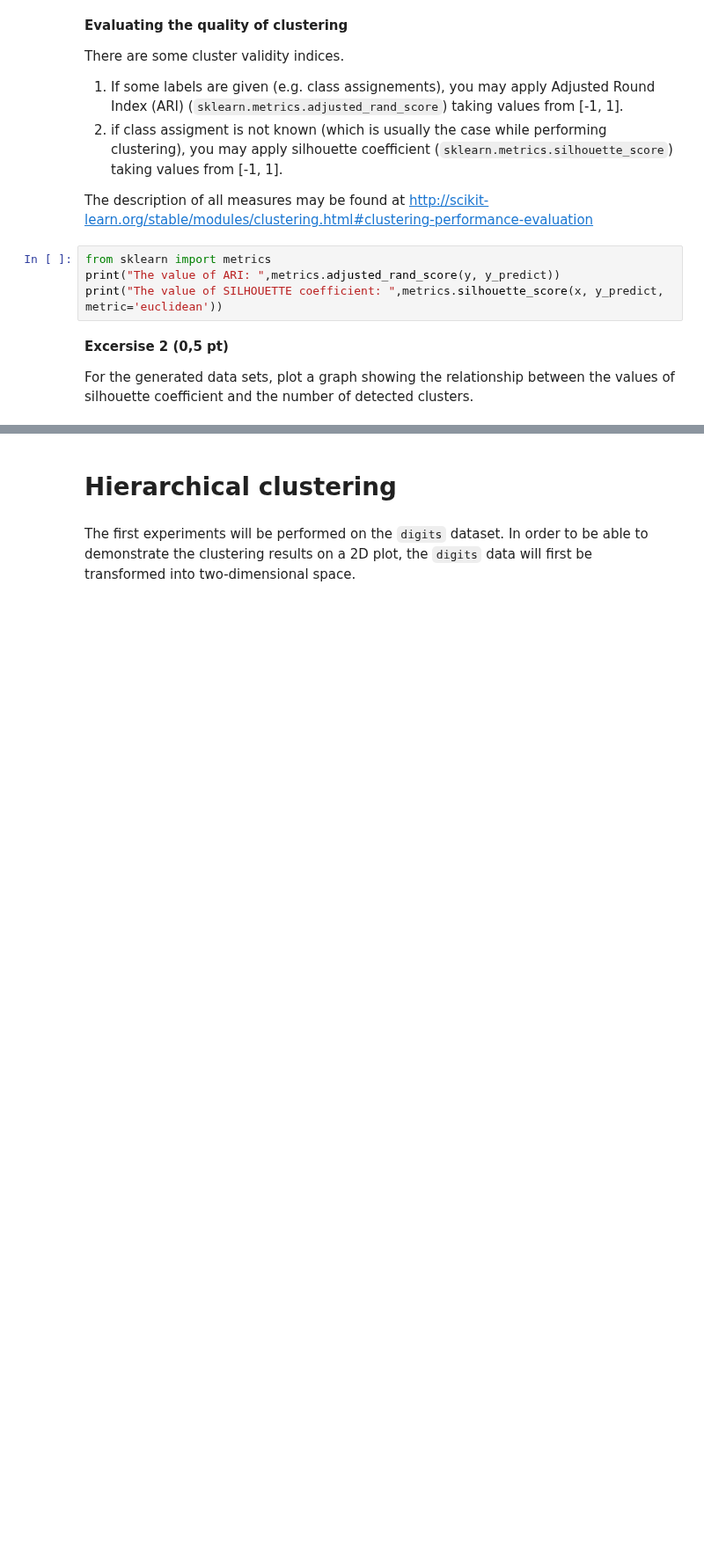
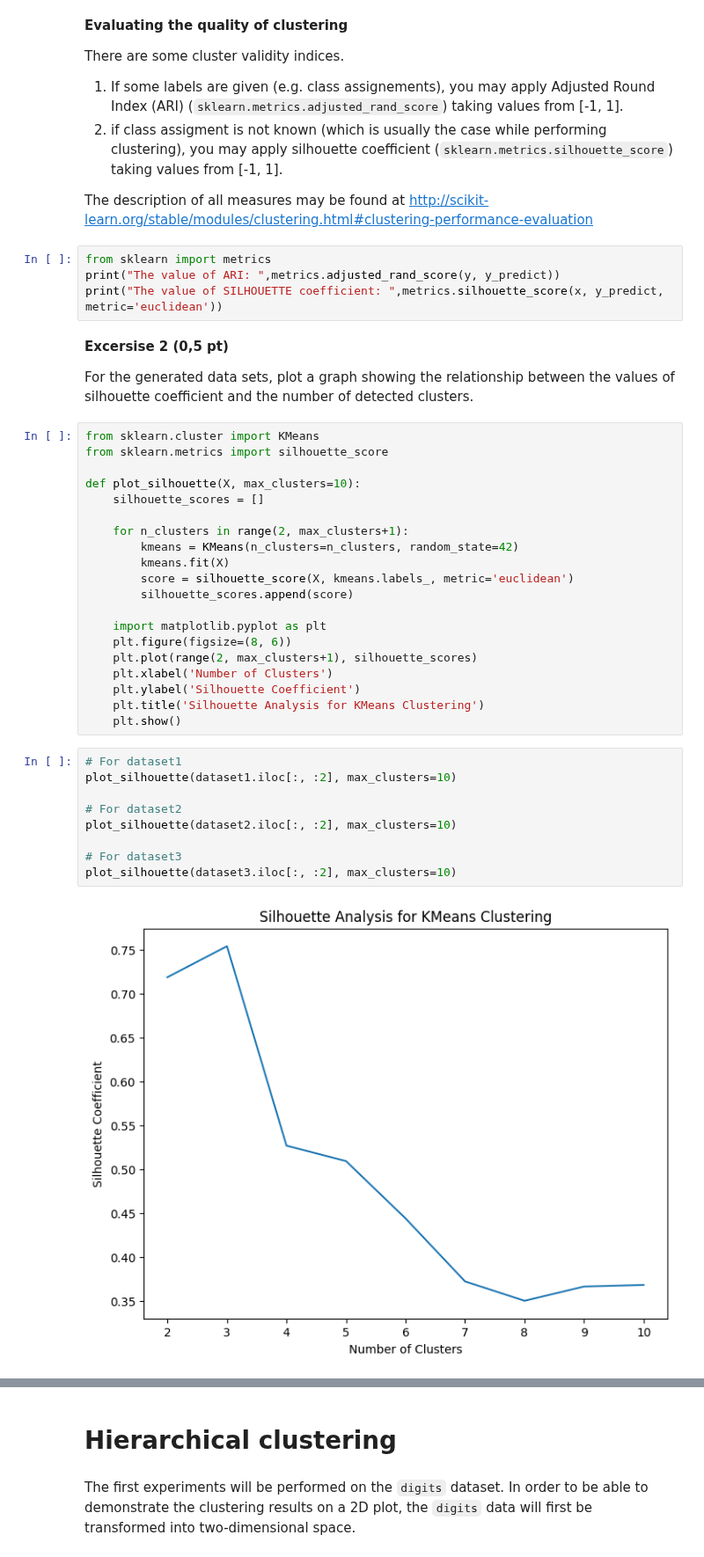
Before and after one commit to Azirral/data-science-exercises, a Jupyter notebook: Exercise 5/Clustering.ipynb, the cells around one changed output, grey strips where cells are left out. Shown at 88% size. Cells and saved outputs as stored; diff of their text form; blank space fills up the shorter version.

Commit message:
Plotted graphs showing relationships between sillhouette coefficients and numbers of detected clusters.

```diff
--- a/Exercise 5/Clustering.ipynb
+++ b/Exercise 5/Clustering.ipynb
@@ -166,3 +166,34 @@ print("The value of SILHOUETTE coefficient: ",metrics.silhouette_score(x, y_pred
 **Excersise 2 (0,5 pt)**
 
 For the generated data sets, plot a graph showing the relationship between the values of silhouette coefficient and the number of detected clusters.
+# %%
+from sklearn.cluster import KMeans
+from sklearn.metrics import silhouette_score
+
+def plot_silhouette(X, max_clusters=10):
+    silhouette_scores = []
+
+    for n_clusters in range(2, max_clusters+1):
+        kmeans = KMeans(n_clusters=n_clusters, random_state=42)
+        kmeans.fit(X)
+        score = silhouette_score(X, kmeans.labels_, metric='euclidean')
+        silhouette_scores.append(score)
+
+    import matplotlib.pyplot as plt
+    plt.figure(figsize=(8, 6))
+    plt.plot(range(2, max_clusters+1), silhouette_scores)
+    plt.xlabel('Number of Clusters')
+    plt.ylabel('Silhouette Coefficient')
+    plt.title('Silhouette Analysis for KMeans Clustering')
+    plt.show()
+# %%
+# For dataset1
+plot_silhouette(dataset1.iloc[:, :2], max_clusters=10)
+
+# For dataset2
+plot_silhouette(dataset2.iloc[:, :2], max_clusters=10)
+
+# For dataset3
+plot_silhouette(dataset3.iloc[:, :2], max_clusters=10)
+# %% [output]
+[figure, added]
```
Also changed, not shown: parts of 1 cell of this notebook.
